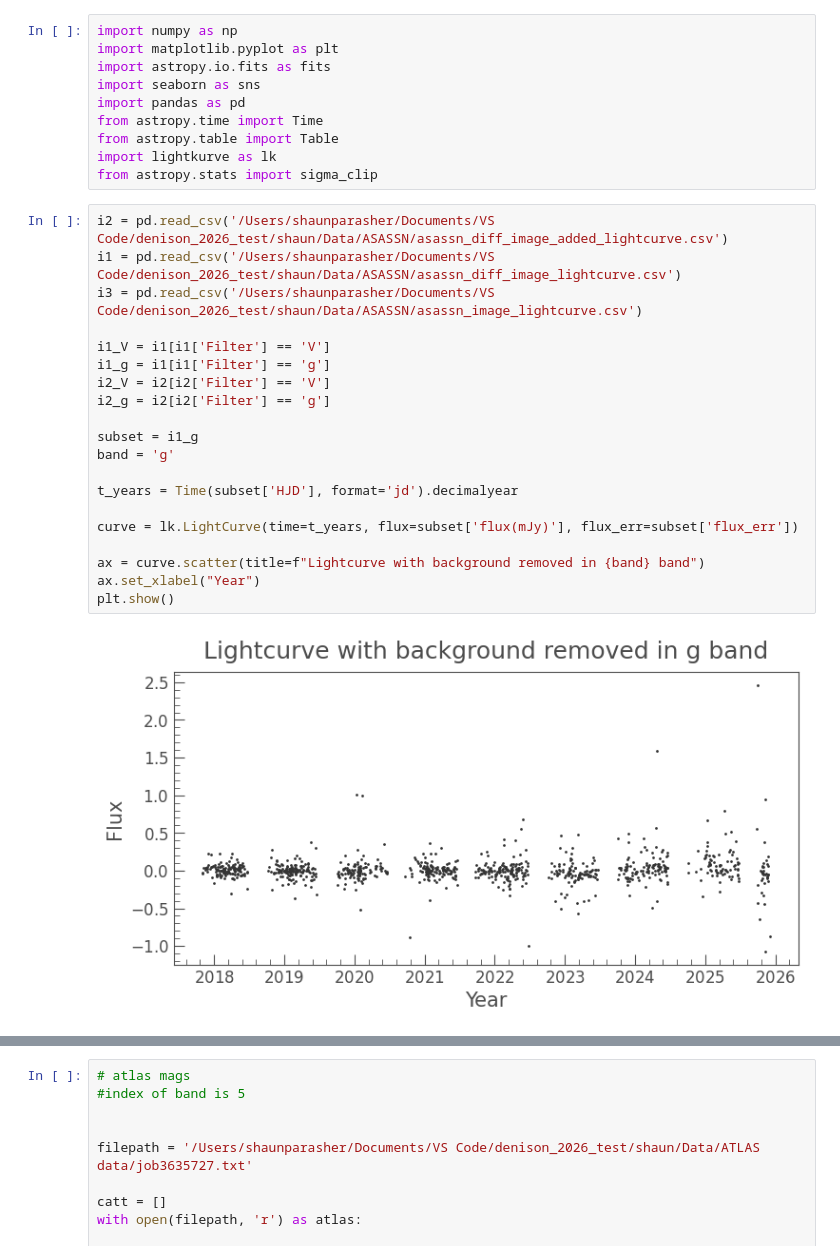
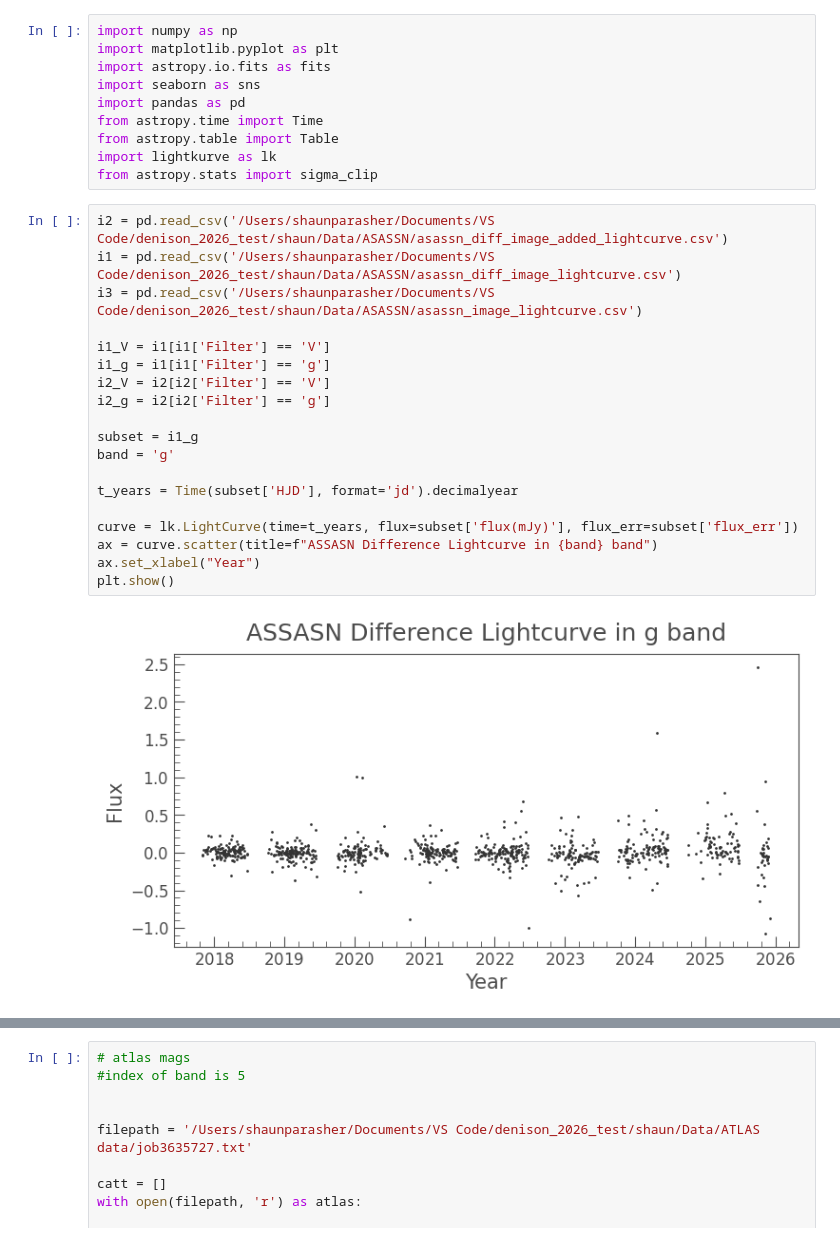
Before and after one commit to things-0/denison_2026, a Jupyter notebook: shaun/Code/Shaun Stuff/combined_time_series_averages.ipynb, the cells around one changed output, grey strips where cells are left out. Cells and saved outputs as stored; diff of their text form.

```diff
--- a/shaun/Code/Shaun Stuff/combined_time_series_averages.ipynb
+++ b/shaun/Code/Shaun Stuff/combined_time_series_averages.ipynb
@@ -11,25 +11,24 @@ from astropy.stats import sigma_clip
 # %%
 i2 = pd.read_csv('/Users/shaunparasher/Documents/VS Code/denison_2026_test/shaun/Data/ASASSN/asassn_diff_image_added_lightcurve.csv')
 i1 = pd.read_csv('/Users/shaunparasher/Documents/VS Code/denison_2026_test/shaun/Data/ASASSN/asassn_diff_image_lightcurve.csv')
 i3 = pd.read_csv('/Users/shaunparasher/Documents/VS Code/denison_2026_test/shaun/Data/ASASSN/asassn_image_lightcurve.csv')
 
 i1_V = i1[i1['Filter'] == 'V']
 i1_g = i1[i1['Filter'] == 'g']
 i2_V = i2[i2['Filter'] == 'V']
 i2_g = i2[i2['Filter'] == 'g']
 
 subset = i1_g
 band = 'g'
 
 t_years = Time(subset['HJD'], format='jd').decimalyear
 
 curve = lk.LightCurve(time=t_years, flux=subset['flux(mJy)'], flux_err=subset['flux_err'])
-
-ax = curve.scatter(title=f"Lightcurve with background removed in {band} band")
+ax = curve.scatter(title=f"ASSASN Difference Lightcurve in {band} band")
 ax.set_xlabel("Year")
 plt.show()
 # %% [output]
-[figure, old version]
+[figure, new version]
 # %%
 ax = curve.plot(alpha=0.2, color='green', label='ASSASN Raw Data', linestyle='none', marker='o')
 bin_curve = curve.bin(time_bin_size=1/12)
```
Also changed, not shown: parts of 5 cells of this notebook, 1 other file.
